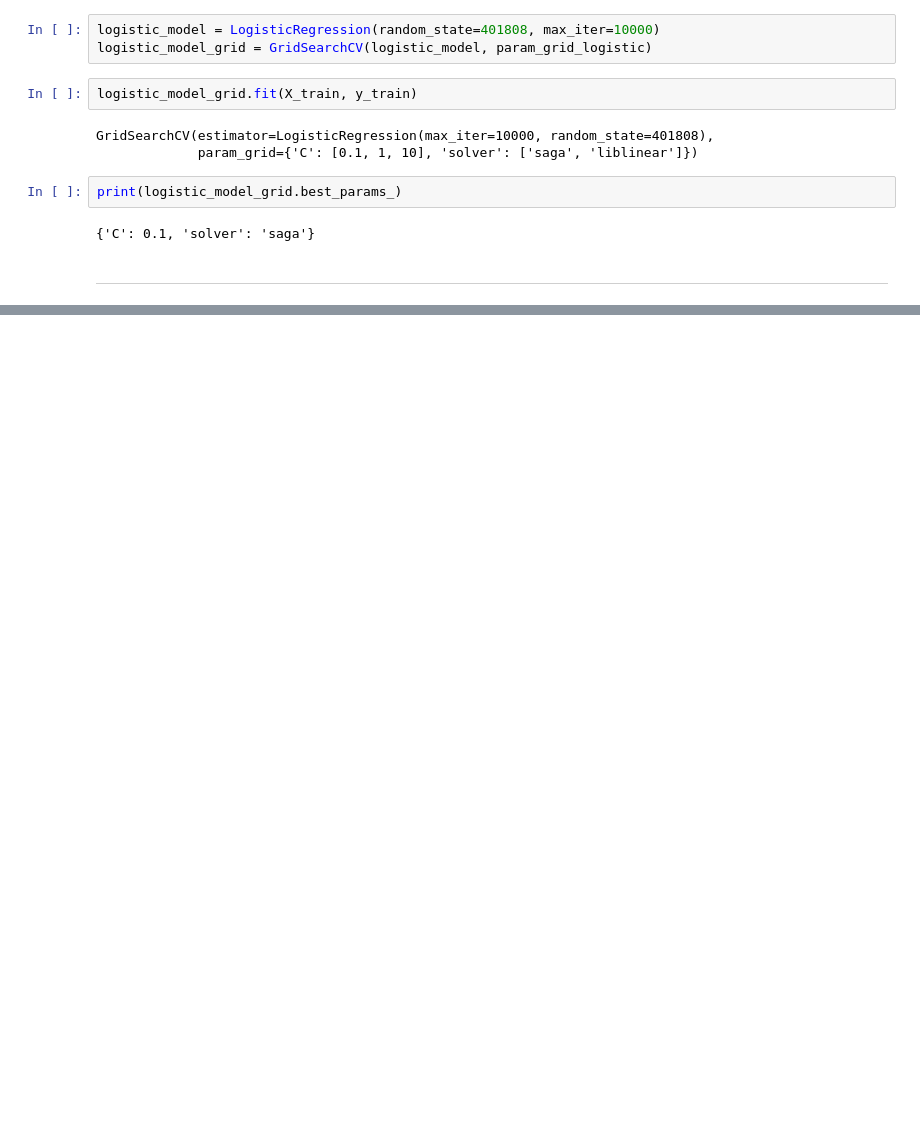
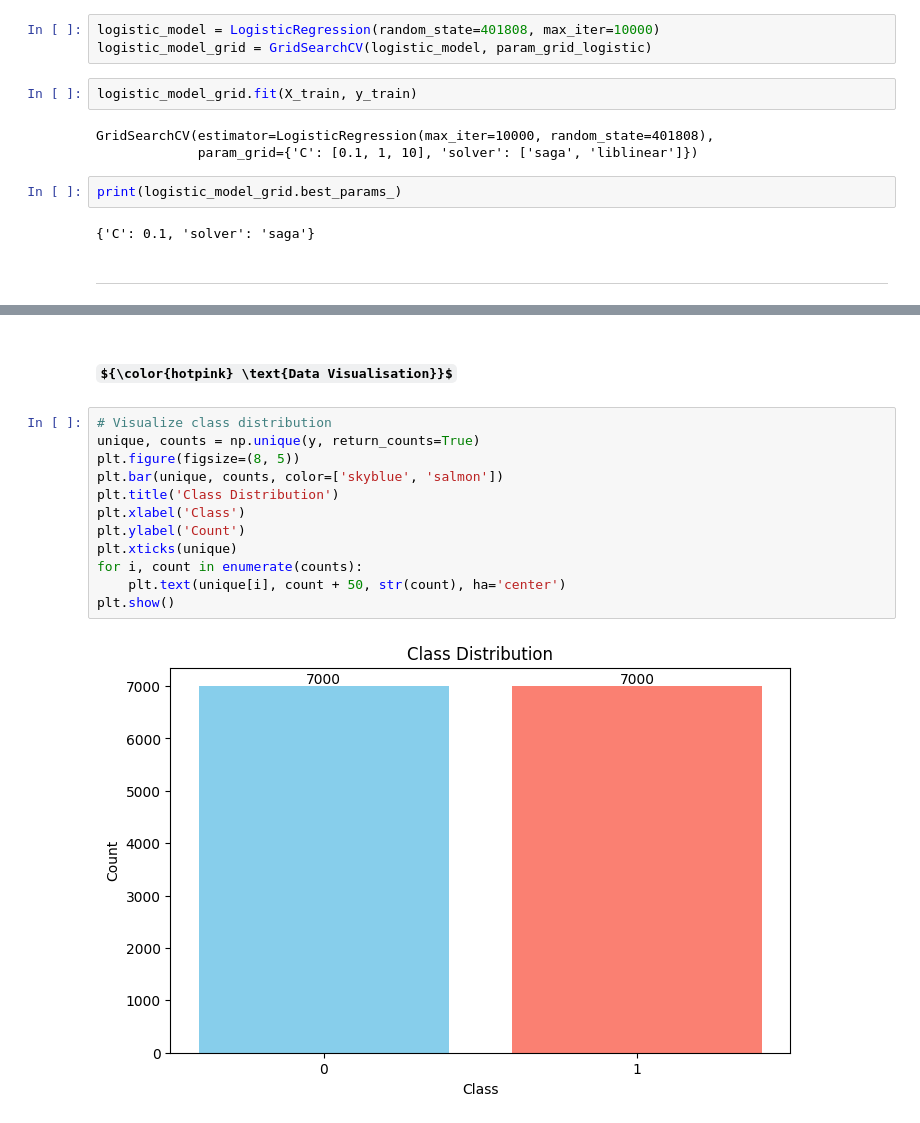
Before and after one commit to Kevin-2002/Gesture_Based_UI_Development, a Jupyter notebook: project_1/fashion.ipynb, the cells around one changed output, grey strips where cells are left out. Drawn from its saved outputs; the diff is of its cells as text; some formulas as TeX source; blank space fills up the shorter version.

```diff
--- a/project_1/fashion.ipynb
+++ b/project_1/fashion.ipynb
@@ -183,0 +237,16 @@ logistic_model = LogisticRegression(random_state=401808)
+# %% [markdown]
+## ${\color{hotpink} \text{Data Visualisation}}$
+# %%
+# Visualize class distribution
+unique, counts = np.unique(y, return_counts=True)
+plt.figure(figsize=(8, 5))
+plt.bar(unique, counts, color=['skyblue', 'salmon'])
+plt.title('Class Distribution')
+plt.xlabel('Class')
+plt.ylabel('Count')
+plt.xticks(unique)
+for i, count in enumerate(counts):
+    plt.text(unique[i], count + 50, str(count), ha='center')
+plt.show()
+# %% [output]
+[figure, added]
```
Also changed, not shown: parts of 18 cells of this notebook.
